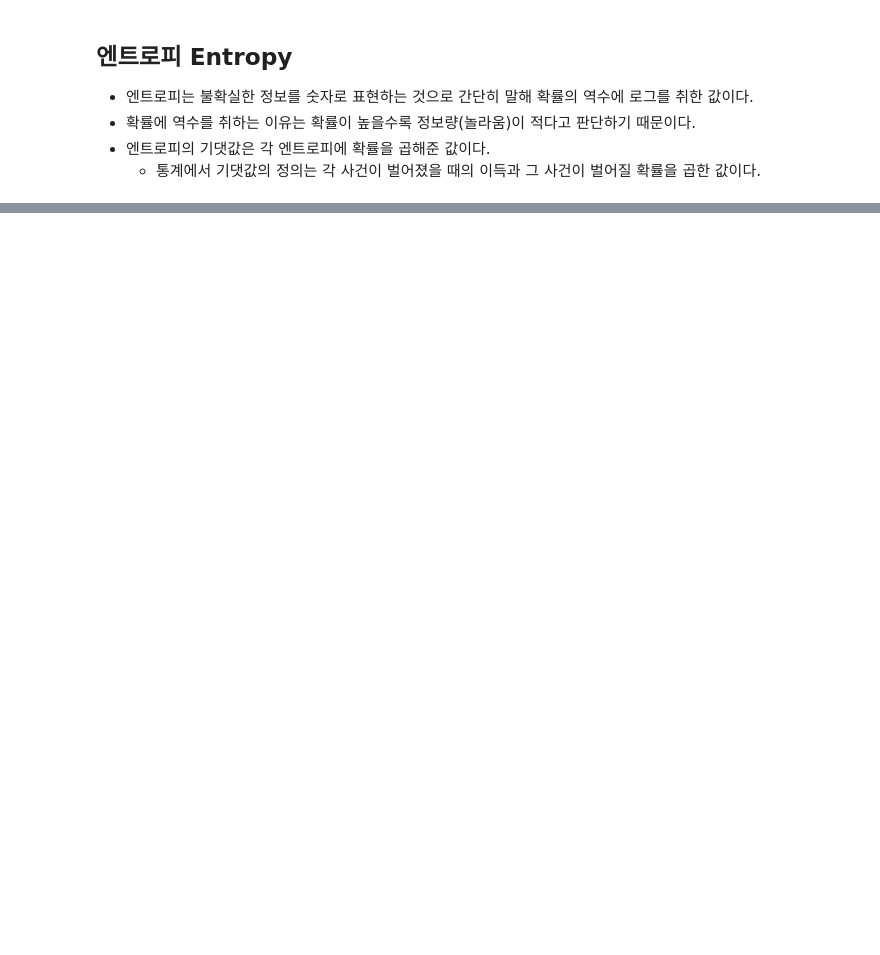
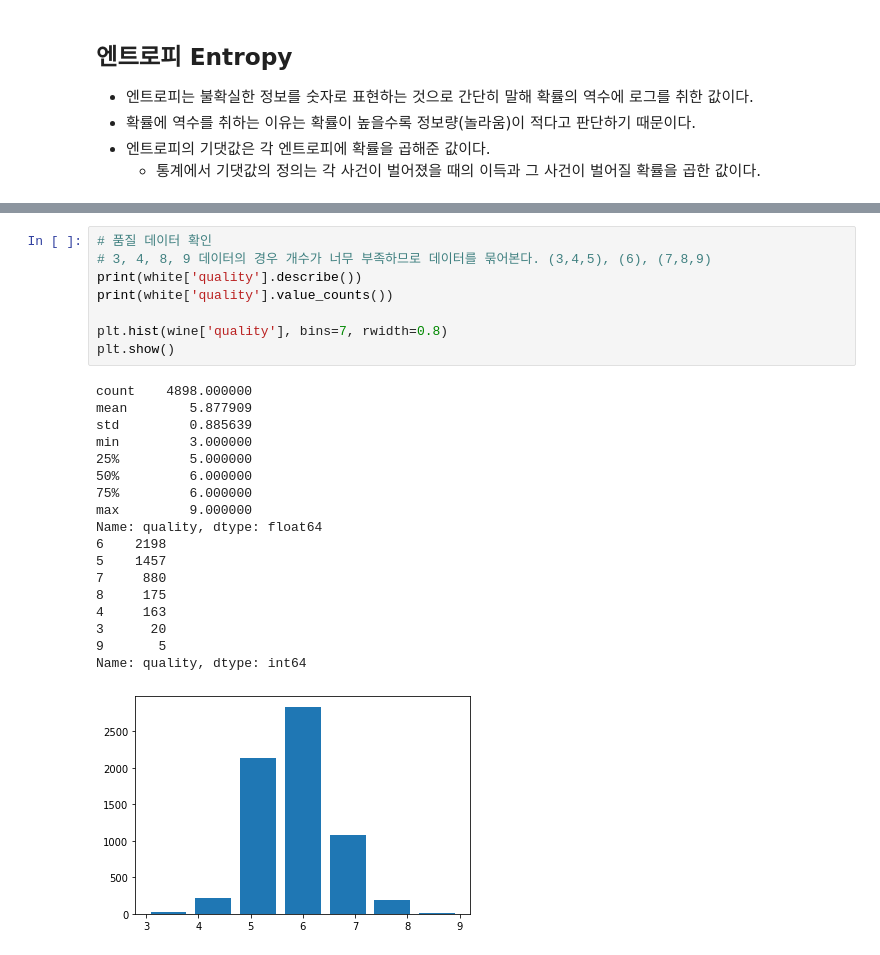
Before and after one commit to wonkwonlee/ai-study-note, a Jupyter notebook: Python-and-Data-Visualization/classification.ipynb, the cells around one changed output, grey strips where cells are left out. Drawn from its saved outputs; the diff is of its cells as text; blank space fills up the shorter version.

```diff
--- a/Python-and-Data-Visualization/classification.ipynb
+++ b/Python-and-Data-Visualization/classification.ipynb
@@ -246,0 +249,27 @@ plt.show()
+# %%
+# 품질 데이터 확인
+# 3, 4, 8, 9 데이터의 경우 개수가 너무 부족하므로 데이터를 묶어본다. (3,4,5), (6), (7,8,9)
+print(white['quality'].describe())
+print(white['quality'].value_counts())
+
+plt.hist(wine['quality'], bins=7, rwidth=0.8)
+plt.show()
+# %% [output]
+count    4898.000000
+mean        5.877909
+std         0.885639
+min         3.000000
+25%         5.000000
+50%         6.000000
+75%         6.000000
+max         9.000000
+Name: quality, dtype: float64
+6    2198
+5    1457
+7     880
+8     175
+4     163
+3      20
+9       5
+Name: quality, dtype: int64
+[figure, added]
```
Also changed, not shown: parts of 11 cells of this notebook.
